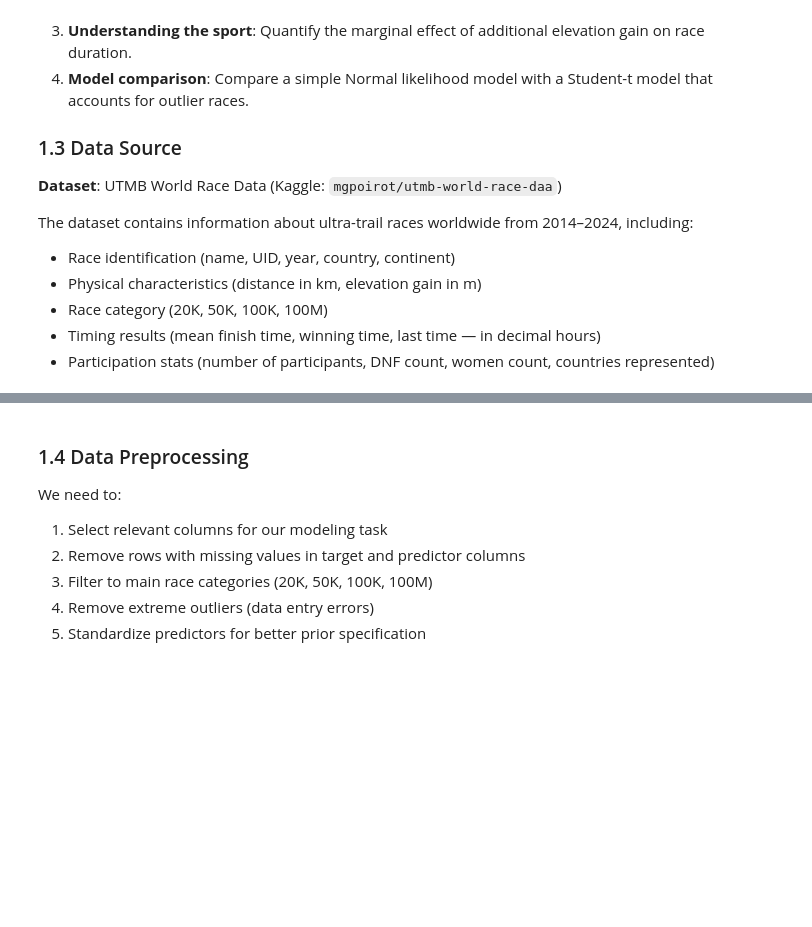
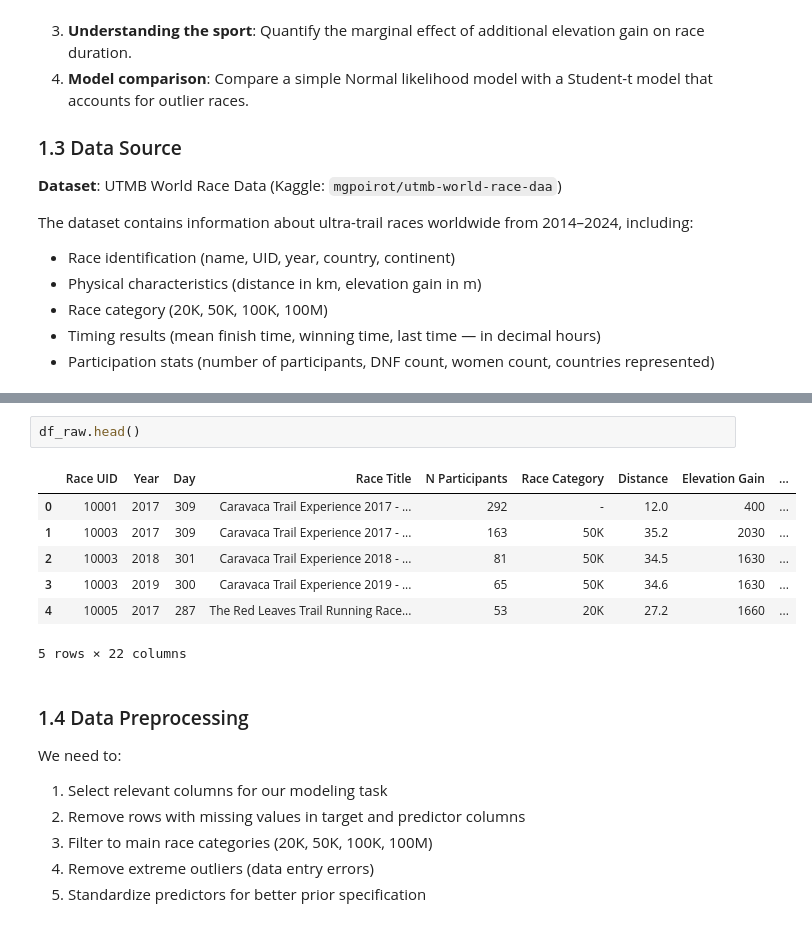
Before and after one commit to TomaszBryndza/utmb_race_finish_times_bayesian_analysis, a Jupyter notebook: 01_problem_formulation.ipynb, the cells around one changed output, grey strips where cells are left out. Cells and saved outputs as stored; diff of their text form; blank space fills up the shorter version.

```diff
--- a/01_problem_formulation.ipynb
+++ b/01_problem_formulation.ipynb
@@ -54,4 +52,14 @@ Downloading from https://www.kaggle.com/api/v1/datasets/download/mgpoirot/utmb-w
 Raw dataset: 38,460 rows x 22 columns
+# %%
+df_raw.head()
+# %% [output]
+|  | Race UID | Year | Day | Race Title | N Participants | Race Category | Distance | Elevation Gain | ... |
+| 0 | 10001 | 2017 | 309 | Caravaca Trail Experience 2017 - ... | 292 | - | 12.0 | 400 | ... |
+| 1 | 10003 | 2017 | 309 | Caravaca Trail Experience 2017 - ... | 163 | 50K | 35.2 | 2030 | ... |
+| 2 | 10003 | 2018 | 301 | Caravaca Trail Experience 2018 - ... | 81 | 50K | 34.5 | 1630 | ... |
+| 3 | 10003 | 2019 | 300 | Caravaca Trail Experience 2019 - ... | 65 | 50K | 34.6 | 1630 | ... |
+| 4 | 10005 | 2017 | 287 | The Red Leaves Trail Running Race... | 53 | 20K | 27.2 | 1660 | ... |
+5 rows × 22 columns
 # %% [markdown]
 ### 1.4 Data Preprocessing
 
```
Also changed, not shown: parts of 6 cells of this notebook, 14 other files.
